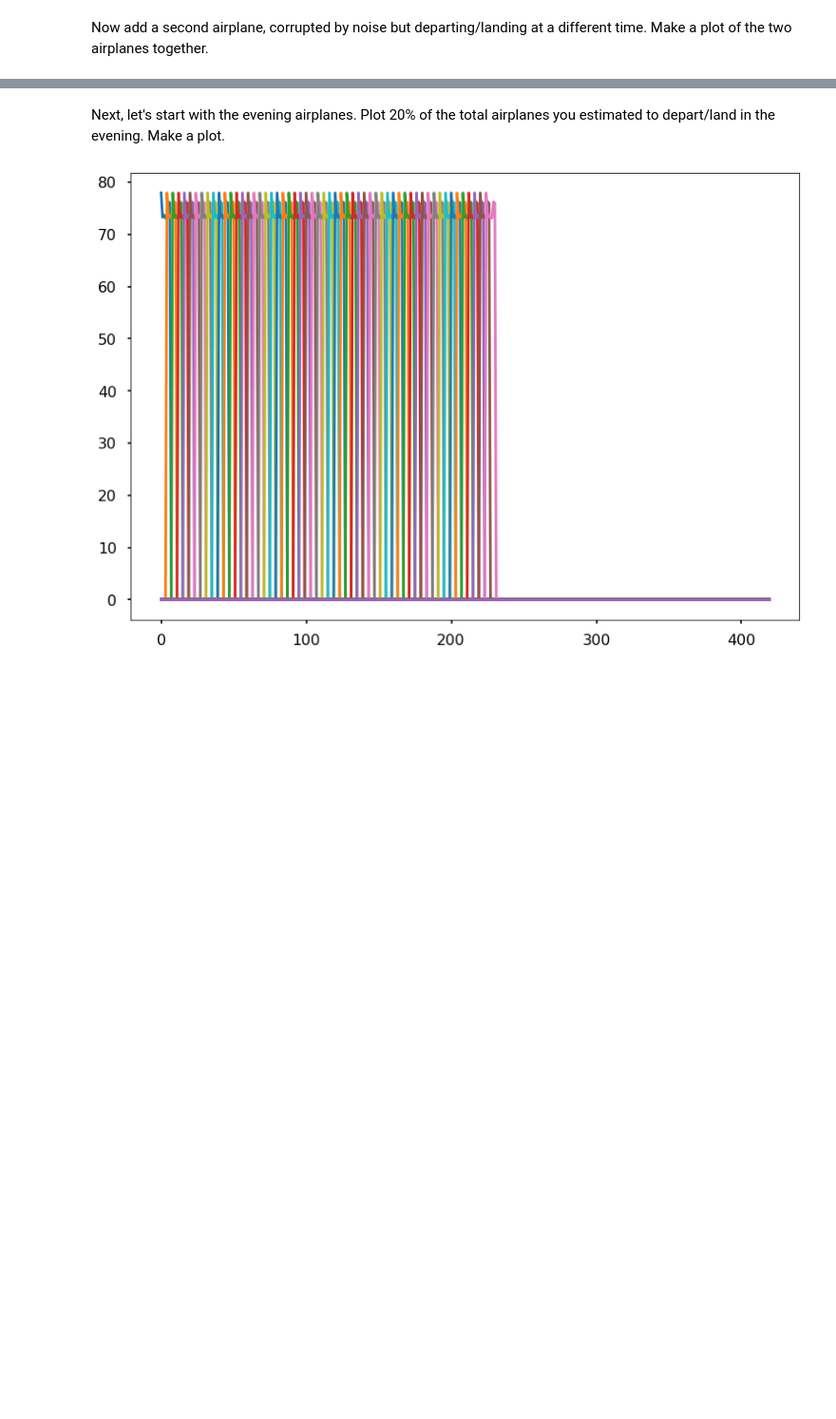
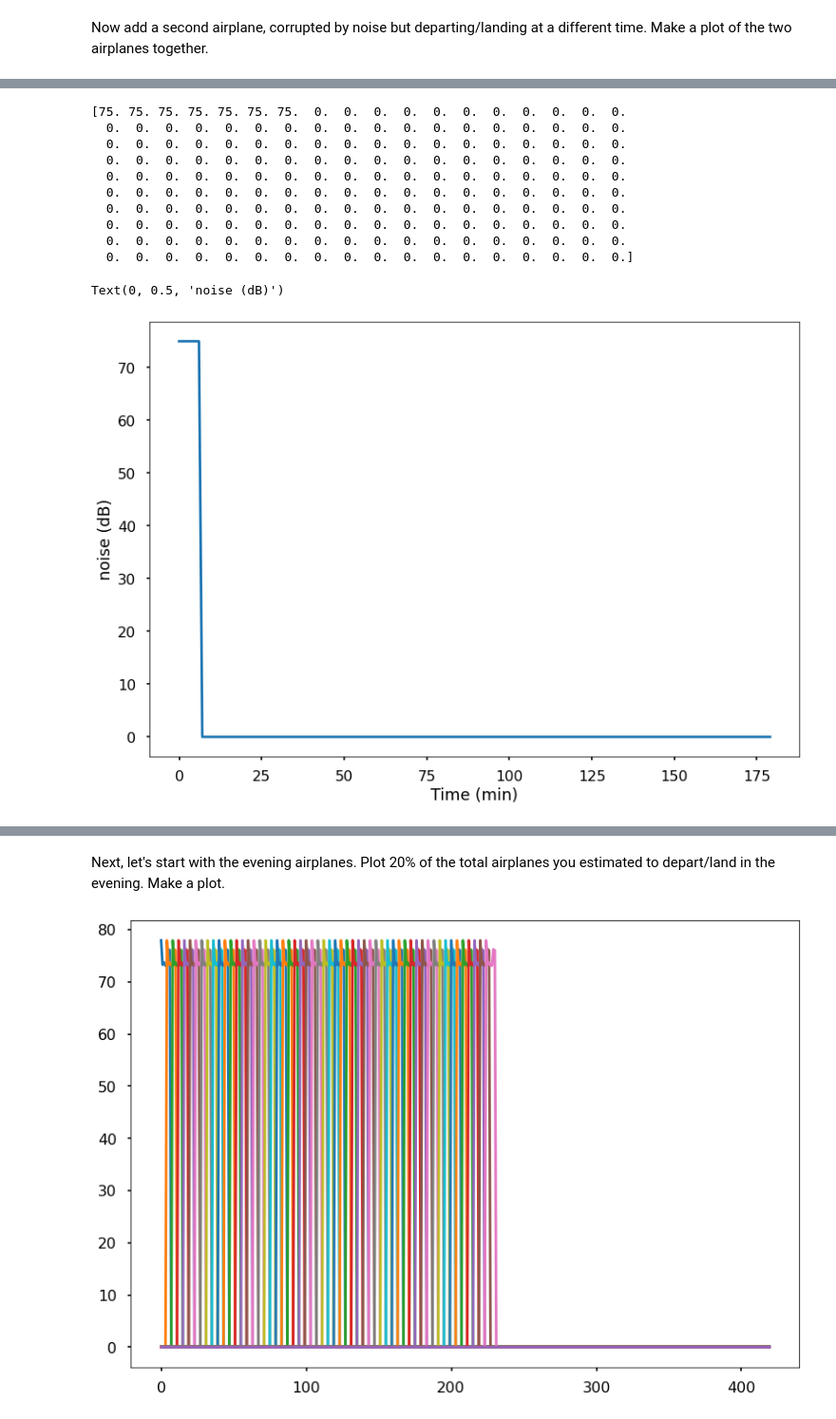
Before and after one commit to mohammedfmehboob/PythonTutorials, a Jupyter notebook: tutorial010Exercise-Copy2.ipynb, the cells around one changed output, grey strips where cells are left out. Shown: that part at 95% size. Saved outputs shown, nothing was run; the diff lists cells and outputs as text; code cells hidden in the pictures; blank space fills up the shorter version.

```diff
--- a/tutorial010Exercise-Copy2.ipynb
+++ b/tutorial010Exercise-Copy2.ipynb
@@ -290,0 +311,20 @@ Finally, simulate all the the airplanes that you have estimated to land/depart i
+# %%
+total_airplanes_m = np.zeros((morn_planes, mornMins))
+total_airplanes_m[0, 0:7] = noysLevel
+print(total_airplanes_m[0, :])
+plt.plot(total_airplanes_m[0, :]);
+plt.xlabel('Time (min)')
+plt.ylabel('noise (dB)')
+# %% [output]
+[75. 75. 75. 75. 75. 75. 75.  0.  0.  0.  0.  0.  0.  0.  0.  0.  0.  0.
+  0.  0.  0.  0.  0.  0.  0.  0.  0.  0.  0.  0.  0.  0.  0.  0.  0.  0.
+  0.  0.  0.  0.  0.  0.  0.  0.  0.  0.  0.  0.  0.  0.  0.  0.  0.  0.
+  0.  0.  0.  0.  0.  0.  0.  0.  0.  0.  0.  0.  0.  0.  0.  0.  0.  0.
+  0.  0.  0.  0.  0.  0.  0.  0.  0.  0.  0.  0.  0.  0.  0.  0.  0.  0.
+  0.  0.  0.  0.  0.  0.  0.  0.  0.  0.  0.  0.  0.  0.  0.  0.  0.  0.
+  0.  0.  0.  0.  0.  0.  0.  0.  0.  0.  0.  0.  0.  0.  0.  0.  0.  0.
+  0.  0.  0.  0.  0.  0.  0.  0.  0.  0.  0.  0.  0.  0.  0.  0.  0.  0.
+  0.  0.  0.  0.  0.  0.  0.  0.  0.  0.  0.  0.  0.  0.  0.  0.  0.  0.
+  0.  0.  0.  0.  0.  0.  0.  0.  0.  0.  0.  0.  0.  0.  0.  0.  0.  0.]
+Text(0, 0.5, 'noise (dB)')
+[figure, added]
```
Also changed, not shown: parts of 23 cells of this notebook.
